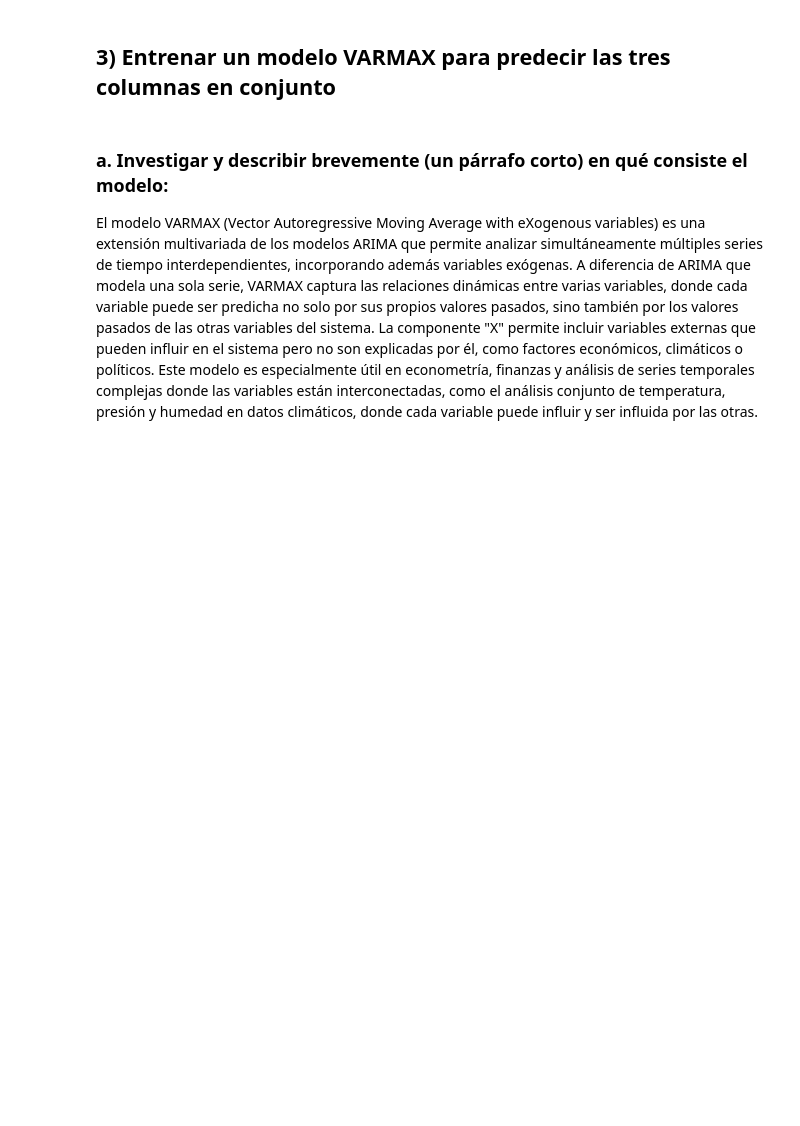
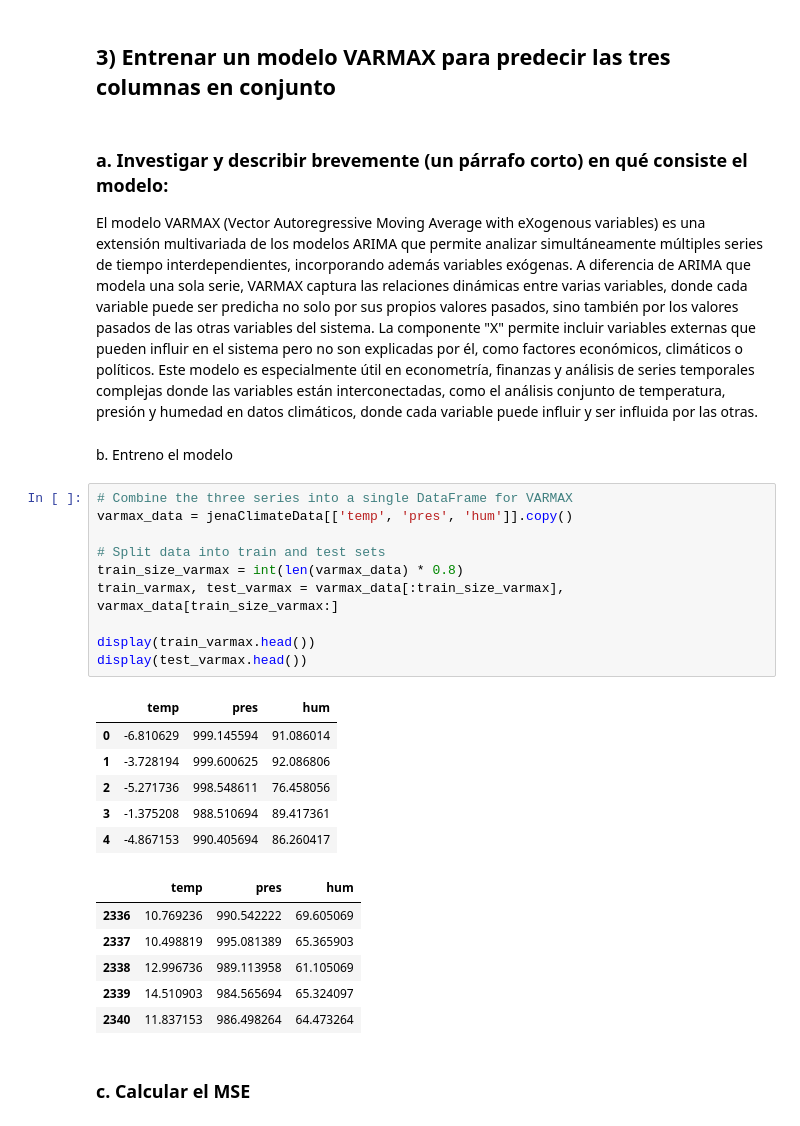
Before and after one commit to andifeliz/tp1-parte2, a Jupyter notebook: notebooks/tp2-parte1.ipynb, the cells around one changed output. Saved outputs shown, nothing was run; the diff lists cells and outputs as text; blank space fills up the shorter version.

Commit message:
Ejercicios 3 y 4 de jena_climate

```diff
--- a/notebooks/tp2-parte1.ipynb
+++ b/notebooks/tp2-parte1.ipynb
@@ -478,3 +491,30 @@ plt.show()
 ### a. Investigar y describir brevemente (un párrafo corto) en qué consiste el modelo:
 
 El modelo VARMAX (Vector Autoregressive Moving Average with eXogenous variables) es una extensión multivariada de los modelos ARIMA que permite analizar simultáneamente múltiples series de tiempo interdependientes, incorporando además variables exógenas. A diferencia de ARIMA que modela una sola serie, VARMAX captura las relaciones dinámicas entre varias variables, donde cada variable puede ser predicha no solo por sus propios valores pasados, sino también por los valores pasados de las otras variables del sistema. La componente "X" permite incluir variables externas que pueden influir en el sistema pero no son explicadas por él, como factores económicos, climáticos o políticos. Este modelo es especialmente útil en econometría, finanzas y análisis de series temporales complejas donde las variables están interconectadas, como el análisis conjunto de temperatura, presión y humedad en datos climáticos, donde cada variable puede influir y ser influida por las otras.
+# %% [markdown]
+b. Entreno el modelo
+# %%
+# Combine the three series into a single DataFrame for VARMAX
+varmax_data = jenaClimateData[['temp', 'pres', 'hum']].copy()
+
+# Split data into train and test sets
+train_size_varmax = int(len(varmax_data) * 0.8)
+train_varmax, test_varmax = varmax_data[:train_size_varmax], varmax_data[train_size_varmax:]
+
+display(train_varmax.head())
+display(test_varmax.head())
+# %% [output]
+|  | temp | pres | hum |
+| 0 | -6.810629 | 999.145594 | 91.086014 |
+| 1 | -3.728194 | 999.600625 | 92.086806 |
+| 2 | -5.271736 | 998.548611 | 76.458056 |
+| 3 | -1.375208 | 988.510694 | 89.417361 |
+| 4 | -4.867153 | 990.405694 | 86.260417 |
+|  | temp | pres | hum |
+| 2336 | 10.769236 | 990.542222 | 69.605069 |
+| 2337 | 10.498819 | 995.081389 | 65.365903 |
+| 2338 | 12.996736 | 989.113958 | 61.105069 |
+| 2339 | 14.510903 | 984.565694 | 65.324097 |
+| 2340 | 11.837153 | 986.498264 | 64.473264 |
+# %% [markdown]
+### c. Calcular el MSE
```
Also changed, not shown: parts of 20 cells of this notebook.
